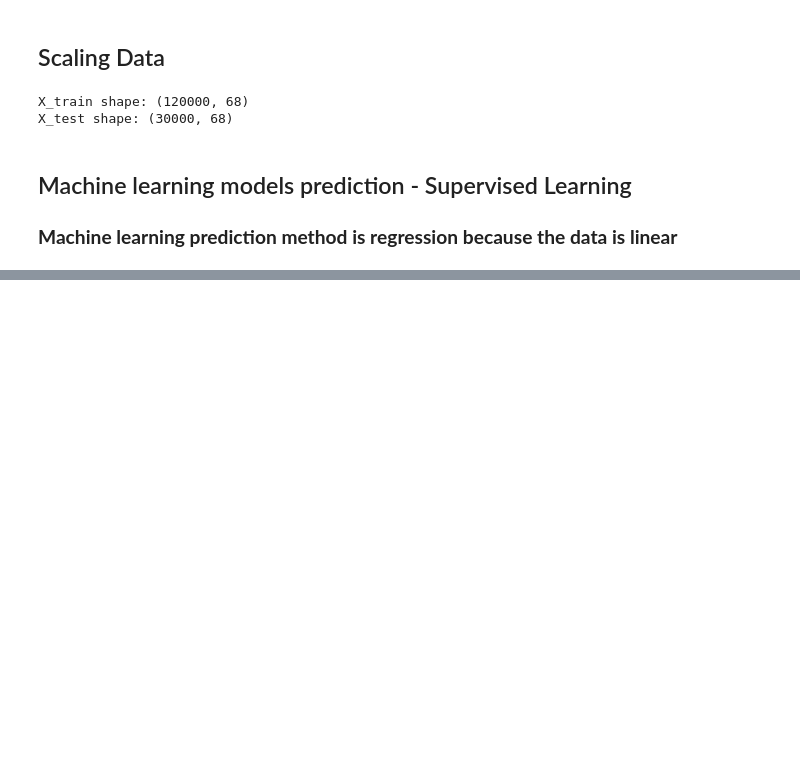
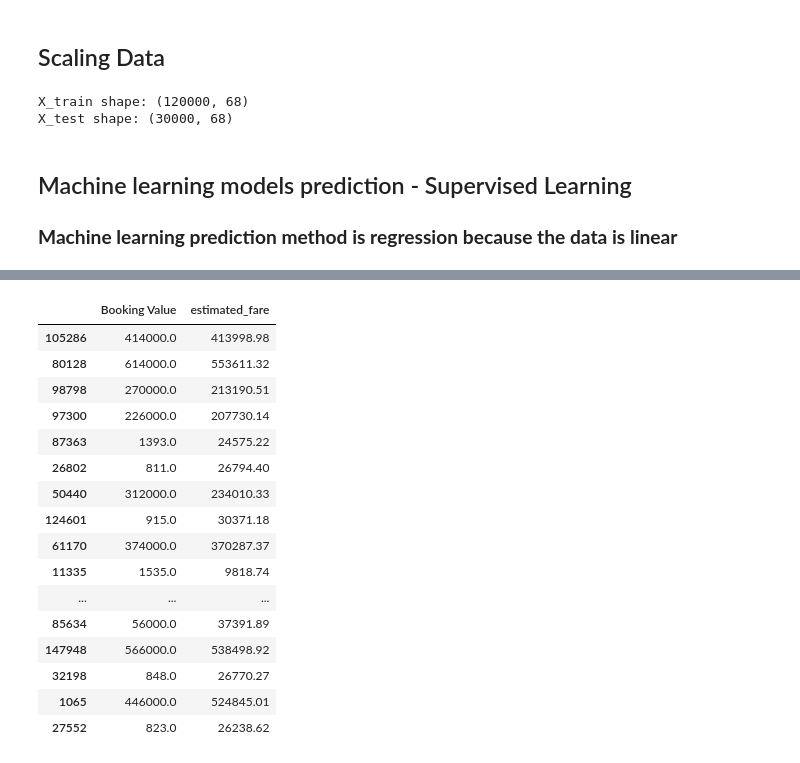
Before and after one commit to Mipjeiger/Taxi-trip-end-to-end-engineering, a Jupyter notebook: production/backend/database/data_science_engineering.ipynb, the cells around one changed output, grey strips where cells are left out. Drawn from its saved outputs; the diff is of its cells as text; code cells hidden in the pictures; blank space fills up the shorter version.

```diff
--- a/production/backend/database/data_science_engineering.ipynb
+++ b/production/backend/database/data_science_engineering.ipynb
@@ -271,0 +427,20 @@ KeyboardInterrupt:
+# %%
+df_clean[['Booking Value', 'estimated_fare']].sample(20)
+# %% [output]
+|  | Booking Value | estimated_fare |
+| 105286 | 414000.0 | 413998.98 |
+| 80128 | 614000.0 | 553611.32 |
+| 98798 | 270000.0 | 213190.51 |
+| 97300 | 226000.0 | 207730.14 |
+| 87363 | 1393.0 | 24575.22 |
+| 26802 | 811.0 | 26794.40 |
+| 50440 | 312000.0 | 234010.33 |
+| 124601 | 915.0 | 30371.18 |
+| 61170 | 374000.0 | 370287.37 |
+| 11335 | 1535.0 | 9818.74 |
+| ... | ... | ... |
+| 85634 | 56000.0 | 37391.89 |
+| 147948 | 566000.0 | 538498.92 |
+| 32198 | 848.0 | 26770.27 |
+| 1065 | 446000.0 | 524845.01 |
+| 27552 | 823.0 | 26238.62 |
```
Also changed, not shown: parts of 10 cells of this notebook, 5 other files.
